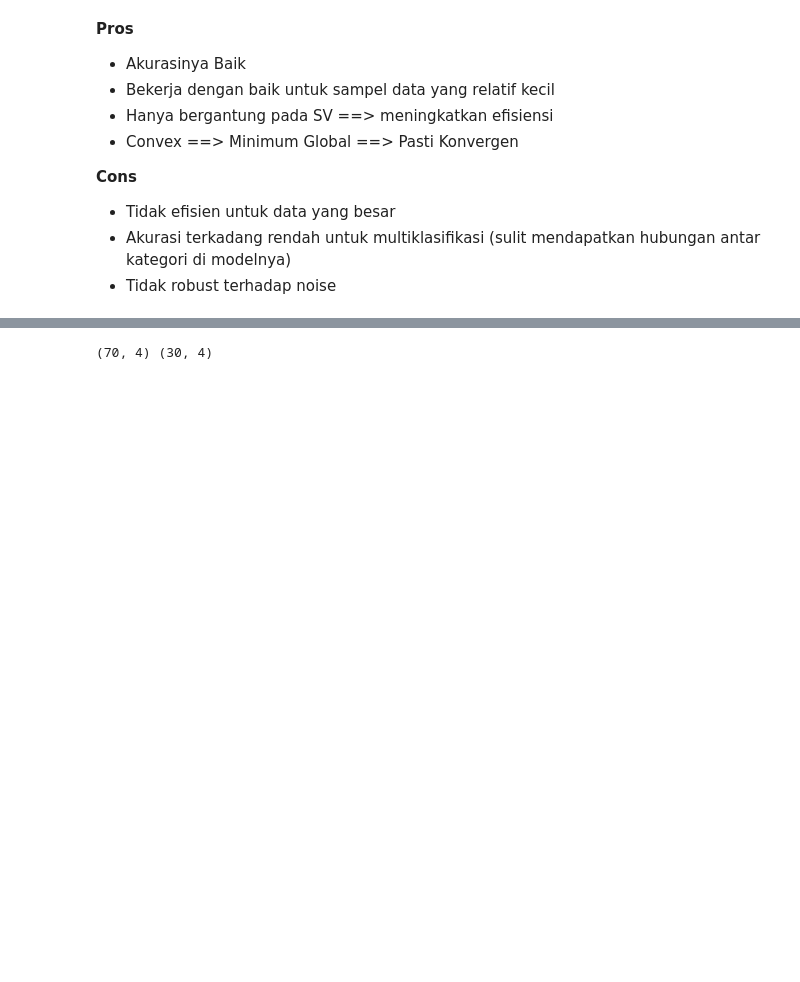
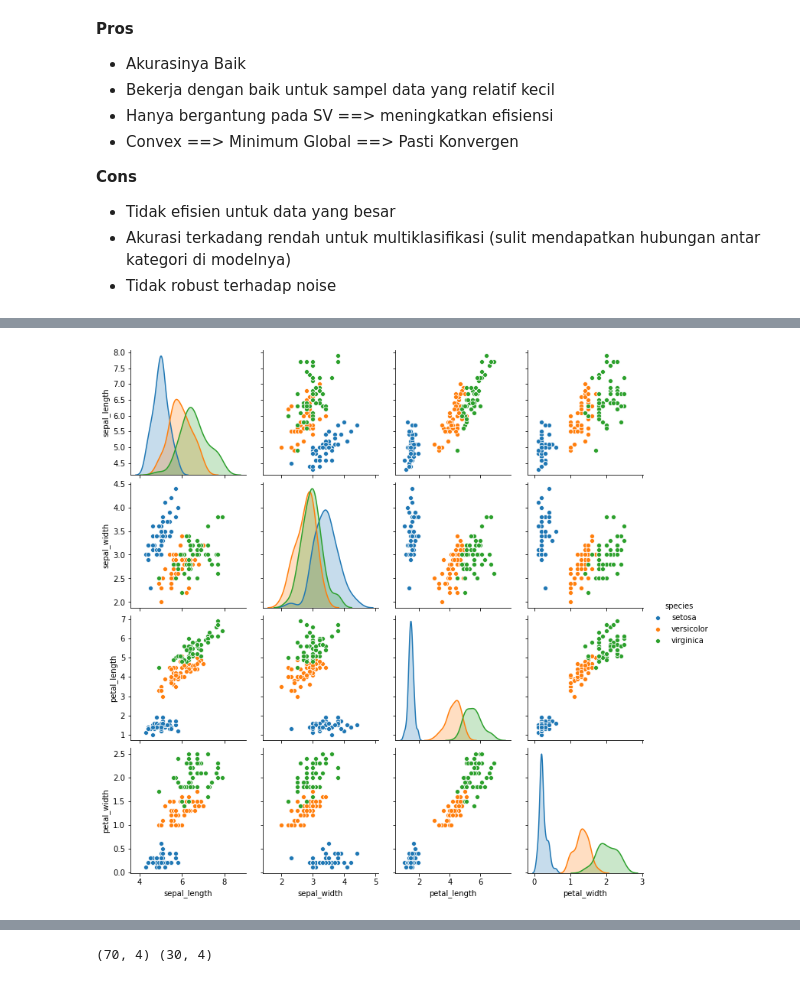
Before and after one commit to dannyogalfrzk/taudata-Indonesia, a Jupyter notebook: Supervised Learning - Classification 03.ipynb, the cells around one changed output, grey strips where cells are left out. Saved outputs shown, nothing was run; the diff lists cells and outputs as text; code cells hidden in the pictures; blank space fills up the shorter version.

```diff
--- a/Supervised Learning - Classification 03.ipynb
+++ b/Supervised Learning - Classification 03.ipynb
@@ -265,0 +239,9 @@ WARNING *** OLE2 inconsistency: SSCS size is 0 but SSAT size is non-zero
+# %%
+import warnings; warnings.simplefilter('ignore')
+import pandas as pd, seaborn as sns
+
+# load the iris data
+df = sns.load_dataset("iris")
+g = sns.pairplot(df, hue="species")
+# %% [output]
+[figure, added]
```
Also changed, not shown: parts of 22 cells of this notebook, 1 other file.
